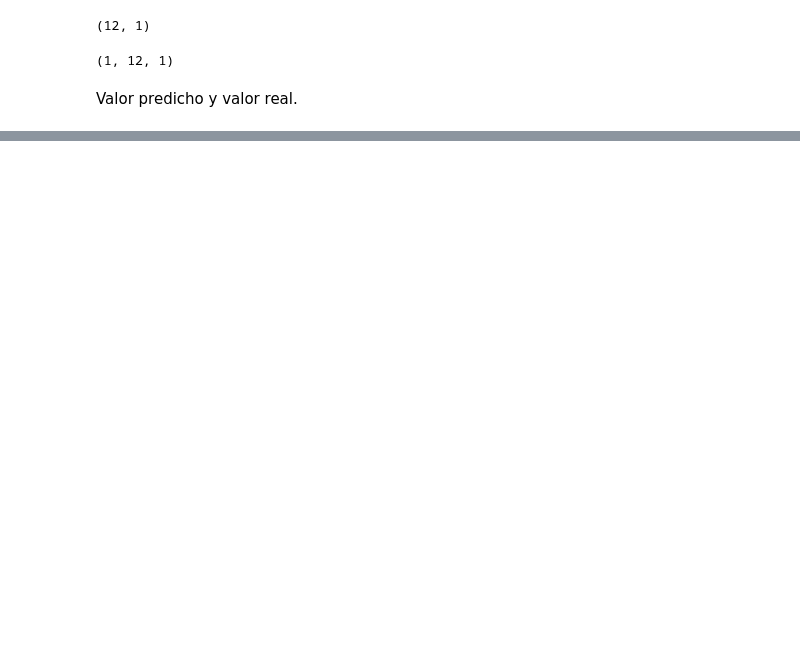
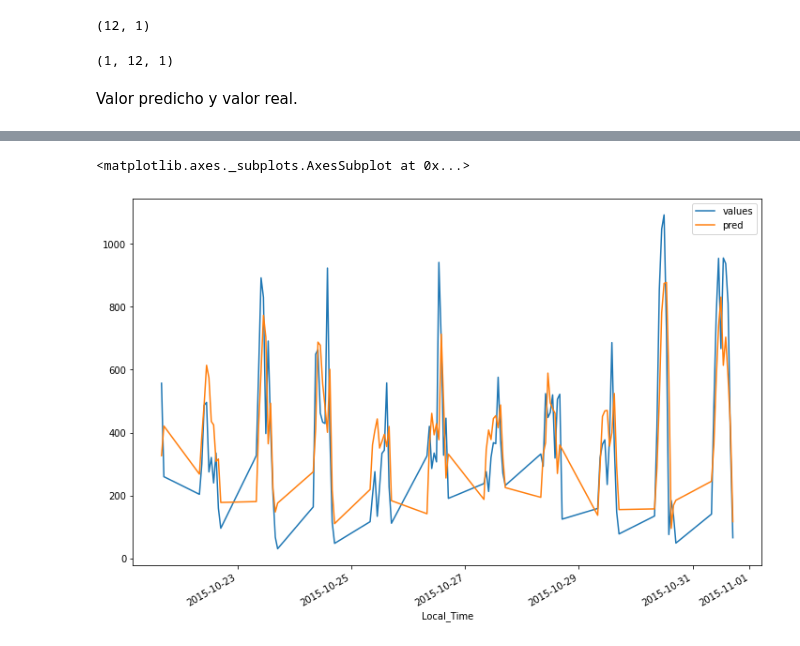
Before and after one commit to danielTeniente/SolarTimeSeries, a Jupyter notebook: Creacion_modelos/Udla9.ipynb, the cells around one changed output, grey strips where cells are left out. Saved outputs shown, nothing was run; the diff lists cells and outputs as text; code cells hidden in the pictures; blank space fills up the shorter version.

```diff
--- a/Creacion_modelos/Udla9.ipynb
+++ b/Creacion_modelos/Udla9.ipynb
@@ -223,0 +495,5 @@ model.save('RSG_model.h5')
+# %%
+true_predictions = scaler.inverse_transform(np.reshape(predictions,(-1,1)))
+true_values = np.ndarray.flatten(df_test.iloc[n_input:]['SRGLOAVG1H'].values)
+error = mean_squared_error(true_values,true_predictions)
+print('Error:',error)
@@ -223,0 +502,6 @@ model.save('RSG_model.h5')
+# %%
+df_plot = pd.DataFrame()
+# %%
+df_plot['values'] = df_test.iloc[n_input:]['SRGLOAVG1H']
+# %%
+df_plot['pred'] = true_predictions
@@ -223,0 +518,5 @@ model.save('RSG_model.h5')
+# %%
+df_plot['2015-10'].plot(figsize=(12,8))
+# %% [output]
+<matplotlib.axes._subplots.AxesSubplot at 0x...>
+[figure, added]
```
Also changed, not shown: parts of 65 cells of this notebook, 1 other file.
